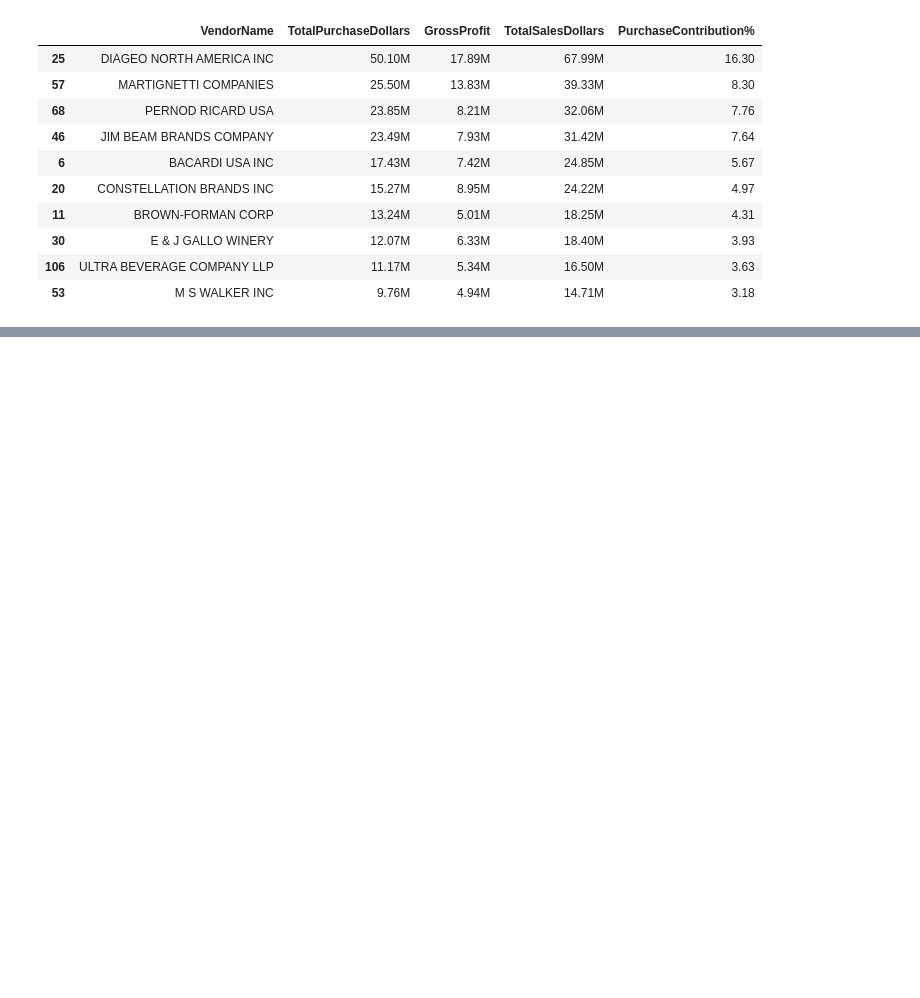
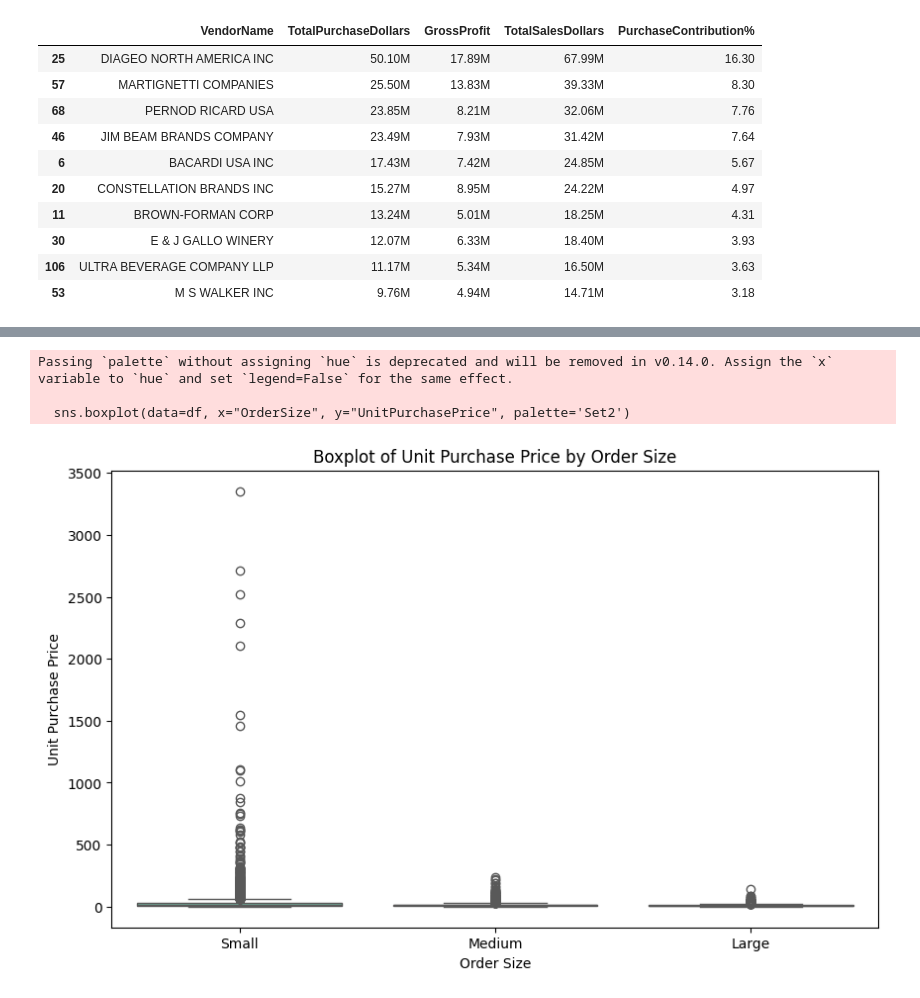
Before and after one commit to bhavsarsahil/Data_Anaylst_Practice, a Jupyter notebook: Data_Analyst_Practice/Power Bi Dashboard/Vendor Performance Analysis/Untitled.ipynb, the cells around one changed output, grey strips where cells are left out. Cells and saved outputs as stored; diff of their text form; code cells hidden in the pictures; blank space fills up the shorter version.

```diff
--- a/Data_Analyst_Practice/Power Bi Dashboard/Vendor Performance Analysis/Untitled.ipynb
+++ b/Data_Analyst_Practice/Power Bi Dashboard/Vendor Performance Analysis/Untitled.ipynb
@@ -335,0 +383,4 @@ SyntaxError: expected ':' (359269564.py, line 5)
+# %%
+df['UnitPurchasePrice'] = df['TotalPurchaseDollars'] / df['TotalPurchaseQuantity']
+# %%
+df['OrderSize'] = pd.qcut(df["TotalPurchaseQuantity"], q=3, labels=["Small", "Medium", "Large"])
@@ -335,0 +411,12 @@ SyntaxError: expected ':' (359269564.py, line 5)
+# %%
+plt.figure(figsize=(10,6))
+sns.boxplot(data=df, x="OrderSize", y="UnitPurchasePrice", palette='Set2')
+plt.title('Boxplot of Unit Purchase Price by Order Size')
+plt.xlabel('Order Size')
+plt.ylabel('Unit Purchase Price')
+plt.show()
+# %% [output]
+Passing `palette` without assigning `hue` is deprecated and will be removed in v0.14.0. Assign the `x` variable to `hue` and set `legend=False` for the same effect.
+
+  sns.boxplot(data=df, x="OrderSize", y="UnitPurchasePrice", palette='Set2')
+[figure, added]
```
Also changed, not shown: parts of 11 cells of this notebook.
